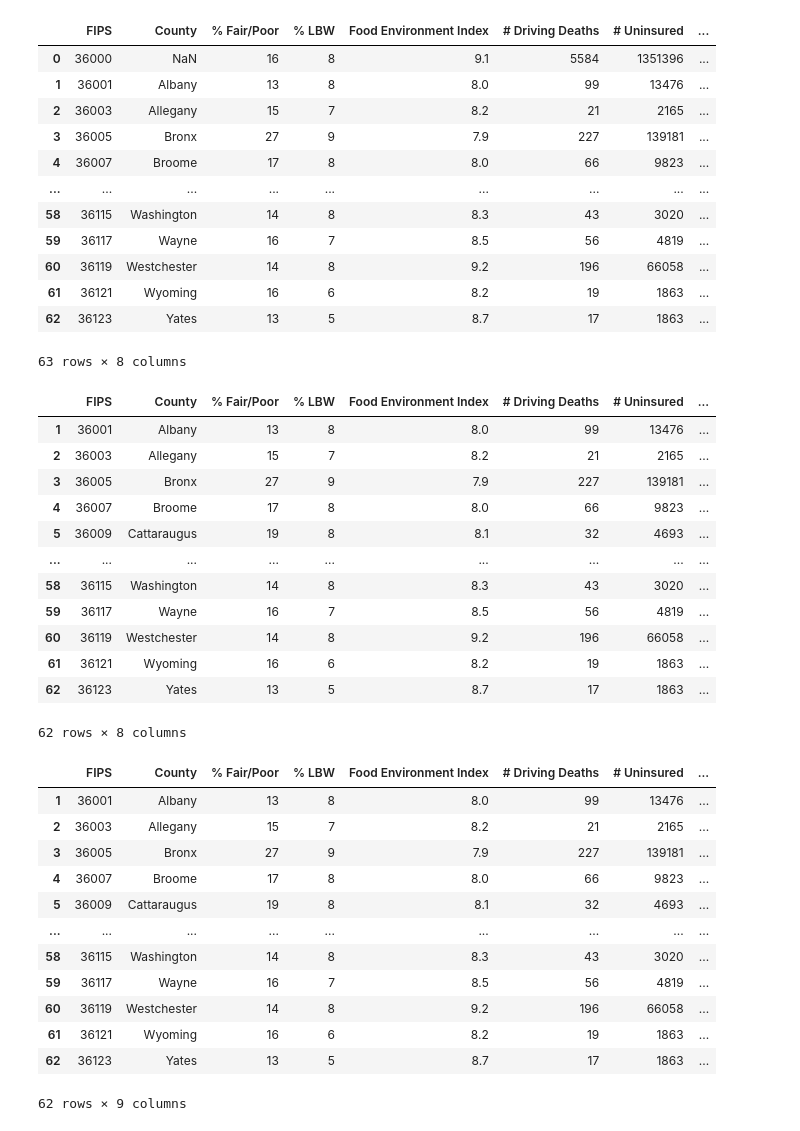
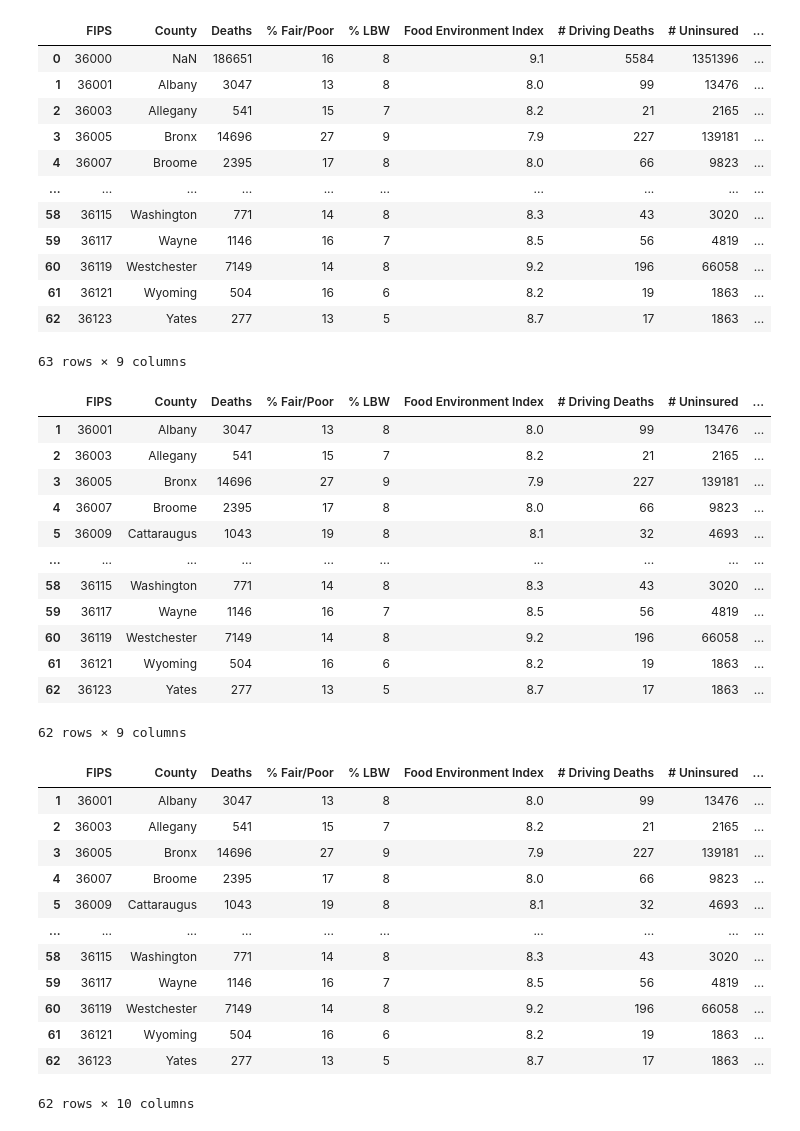
Before and after one commit to Kevin-C3923/Life_Expectancy_Analytics, a Jupyter notebook: cleaning_code/2018_County_Health_Rankings_NewYork_CLEAN_Data.ipynb, the cells around one changed output. Drawn from its saved outputs; the diff is of its cells as text; code cells hidden in the pictures.

Commit message:
Added the 'Deaths' column for 2019 and 2018 dataset

```diff
--- a/cleaning_code/2018_County_Health_Rankings_NewYork_CLEAN_Data.ipynb
+++ b/cleaning_code/2018_County_Health_Rankings_NewYork_CLEAN_Data.ipynb
@@ -21,56 +21,56 @@ df
 # %%
 #Select the columns that we want
-select_df = df[['FIPS', 'County','% Fair/Poor','% LBW','Food Environment Index','# Driving Deaths','# Uninsured','MHP Ratio']]
+select_df = df[['FIPS', 'County','Deaths','% Fair/Poor','% LBW','Food Environment Index','# Driving Deaths','# Uninsured','MHP Ratio']]
 select_df
 # %% [output]
-|  | FIPS | County | % Fair/Poor | % LBW | Food Environment Index | # Driving Deaths | # Uninsured | ... |
-| 0 | 36000 | NaN | 16 | 8 | 9.1 | 5584 | 1351396 | ... |
-| 1 | 36001 | Albany | 13 | 8 | 8.0 | 99 | 13476 | ... |
-| 2 | 36003 | Allegany | 15 | 7 | 8.2 | 21 | 2165 | ... |
-| 3 | 36005 | Bronx | 27 | 9 | 7.9 | 227 | 139181 | ... |
-| 4 | 36007 | Broome | 17 | 8 | 8.0 | 66 | 9823 | ... |
-| ... | ... | ... | ... | ... | ... | ... | ... | ... |
-| 58 | 36115 | Washington | 14 | 8 | 8.3 | 43 | 3020 | ... |
-| 59 | 36117 | Wayne | 16 | 7 | 8.5 | 56 | 4819 | ... |
-| 60 | 36119 | Westchester | 14 | 8 | 9.2 | 196 | 66058 | ... |
-| 61 | 36121 | Wyoming | 16 | 6 | 8.2 | 19 | 1863 | ... |
-| 62 | 36123 | Yates | 13 | 5 | 8.7 | 17 | 1863 | ... |
+|  | FIPS | County | Deaths | % Fair/Poor | % LBW | Food Environment Index | # Driving Deaths | # Uninsured | ... |
+| 0 | 36000 | NaN | 186651 | 16 | 8 | 9.1 | 5584 | 1351396 | ... |
+| 1 | 36001 | Albany | 3047 | 13 | 8 | 8.0 | 99 | 13476 | ... |
+| 2 | 36003 | Allegany | 541 | 15 | 7 | 8.2 | 21 | 2165 | ... |
+| 3 | 36005 | Bronx | 14696 | 27 | 9 | 7.9 | 227 | 139181 | ... |
+| 4 | 36007 | Broome | 2395 | 17 | 8 | 8.0 | 66 | 9823 | ... |
+| ... | ... | ... | ... | ... | ... | ... | ... | ... | ... |
+| 58 | 36115 | Washington | 771 | 14 | 8 | 8.3 | 43 | 3020 | ... |
+| 59 | 36117 | Wayne | 1146 | 16 | 7 | 8.5 | 56 | 4819 | ... |
+| 60 | 36119 | Westchester | 7149 | 14 | 8 | 9.2 | 196 | 66058 | ... |
+| 61 | 36121 | Wyoming | 504 | 16 | 6 | 8.2 | 19 | 1863 | ... |
+| 62 | 36123 | Yates | 277 | 13 | 5 | 8.7 | 17 | 1863 | ... |
-63 rows × 8 columns
+63 rows × 9 columns
 # %%
 # Removing the first row that was NaN
 select_df = select_df.drop(labels=0, axis=0)
 select_df
 # %% [output]
-|  | FIPS | County | % Fair/Poor | % LBW | Food Environment Index | # Driving Deaths | # Uninsured | ... |
-| 1 | 36001 | Albany | 13 | 8 | 8.0 | 99 | 13476 | ... |
-| 2 | 36003 | Allegany | 15 | 7 | 8.2 | 21 | 2165 | ... |
-| 3 | 36005 | Bronx | 27 | 9 | 7.9 | 227 | 139181 | ... |
-| 4 | 36007 | Broome | 17 | 8 | 8.0 | 66 | 9823 | ... |
-| 5 | 36009 | Cattaraugus | 19 | 8 | 8.1 | 32 | 4693 | ... |
-| ... | ... | ... | ... | ... | ... | ... | ... | ... |
-| 58 | 36115 | Washington | 14 | 8 | 8.3 | 43 | 3020 | ... |
-| 59 | 36117 | Wayne | 16 | 7 | 8.5 | 56 | 4819 | ... |
-| 60 | 36119 | Westchester | 14 | 8 | 9.2 | 196 | 66058 | ... |
-| 61 | 36121 | Wyoming | 16 | 6 | 8.2 | 19 | 1863 | ... |
-| 62 | 36123 | Yates | 13 | 5 | 8.7 | 17 | 1863 | ... |
+|  | FIPS | County | Deaths | % Fair/Poor | % LBW | Food Environment Index | # Driving Deaths | # Uninsured | ... |
+| 1 | 36001 | Albany | 3047 | 13 | 8 | 8.0 | 99 | 13476 | ... |
+| 2 | 36003 | Allegany | 541 | 15 | 7 | 8.2 | 21 | 2165 | ... |
+| 3 | 36005 | Bronx | 14696 | 27 | 9 | 7.9 | 227 | 139181 | ... |
+| 4 | 36007 | Broome | 2395 | 17 | 8 | 8.0 | 66 | 9823 | ... |
+| 5 | 36009 | Cattaraugus | 1043 | 19 | 8 | 8.1 | 32 | 4693 | ... |
+| ... | ... | ... | ... | ... | ... | ... | ... | ... | ... |
+| 58 | 36115 | Washington | 771 | 14 | 8 | 8.3 | 43 | 3020 | ... |
+| 59 | 36117 | Wayne | 1146 | 16 | 7 | 8.5 | 56 | 4819 | ... |
+| 60 | 36119 | Westchester | 7149 | 14 | 8 | 9.2 | 196 | 66058 | ... |
+| 61 | 36121 | Wyoming | 504 | 16 | 6 | 8.2 | 19 | 1863 | ... |
+| 62 | 36123 | Yates | 277 | 13 | 5 | 8.7 | 17 | 1863 | ... |
-62 rows × 8 columns
+62 rows × 9 columns
 # %%
 # The the year for the dataset
 select_df["Years"] = "2018"
 select_df
 # %% [output]
-|  | FIPS | County | % Fair/Poor | % LBW | Food Environment Index | # Driving Deaths | # Uninsured | ... |
-| 1 | 36001 | Albany | 13 | 8 | 8.0 | 99 | 13476 | ... |
-| 2 | 36003 | Allegany | 15 | 7 | 8.2 | 21 | 2165 | ... |
-| 3 | 36005 | Bronx | 27 | 9 | 7.9 | 227 | 139181 | ... |
-| 4 | 36007 | Broome | 17 | 8 | 8.0 | 66 | 9823 | ... |
-| 5 | 36009 | Cattaraugus | 19 | 8 | 8.1 | 32 | 4693 | ... |
-| ... | ... | ... | ... | ... | ... | ... | ... | ... |
-| 58 | 36115 | Washington | 14 | 8 | 8.3 | 43 | 3020 | ... |
-| 59 | 36117 | Wayne | 16 | 7 | 8.5 | 56 | 4819 | ... |
-| 60 | 36119 | Westchester | 14 | 8 | 9.2 | 196 | 66058 | ... |
-| 61 | 36121 | Wyoming | 16 | 6 | 8.2 | 19 | 1863 | ... |
-| 62 | 36123 | Yates | 13 | 5 | 8.7 | 17 | 1863 | ... |
+|  | FIPS | County | Deaths | % Fair/Poor | % LBW | Food Environment Index | # Driving Deaths | # Uninsured | ... |
+| 1 | 36001 | Albany | 3047 | 13 | 8 | 8.0 | 99 | 13476 | ... |
+| 2 | 36003 | Allegany | 541 | 15 | 7 | 8.2 | 21 | 2165 | ... |
+| 3 | 36005 | Bronx | 14696 | 27 | 9 | 7.9 | 227 | 139181 | ... |
+| 4 | 36007 | Broome | 2395 | 17 | 8 | 8.0 | 66 | 9823 | ... |
+| 5 | 36009 | Cattaraugus | 1043 | 19 | 8 | 8.1 | 32 | 4693 | ... |
+| ... | ... | ... | ... | ... | ... | ... | ... | ... | ... |
+| 58 | 36115 | Washington | 771 | 14 | 8 | 8.3 | 43 | 3020 | ... |
+| 59 | 36117 | Wayne | 1146 | 16 | 7 | 8.5 | 56 | 4819 | ... |
+| 60 | 36119 | Westchester | 7149 | 14 | 8 | 9.2 | 196 | 66058 | ... |
+| 61 | 36121 | Wyoming | 504 | 16 | 6 | 8.2 | 19 | 1863 | ... |
+| 62 | 36123 | Yates | 277 | 13 | 5 | 8.7 | 17 | 1863 | ... |
-62 rows × 9 columns
+62 rows × 10 columns
 # %%
 # Reorganizing the dataset
```
Also changed, not shown: parts of 6 cells of this notebook, 4 other files.
